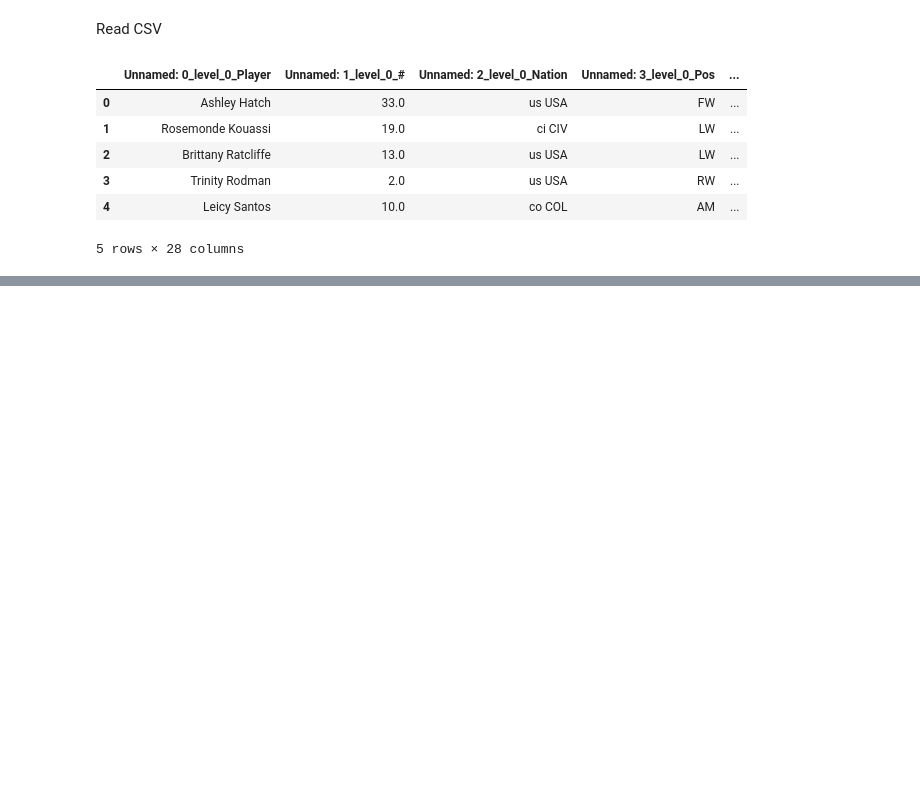
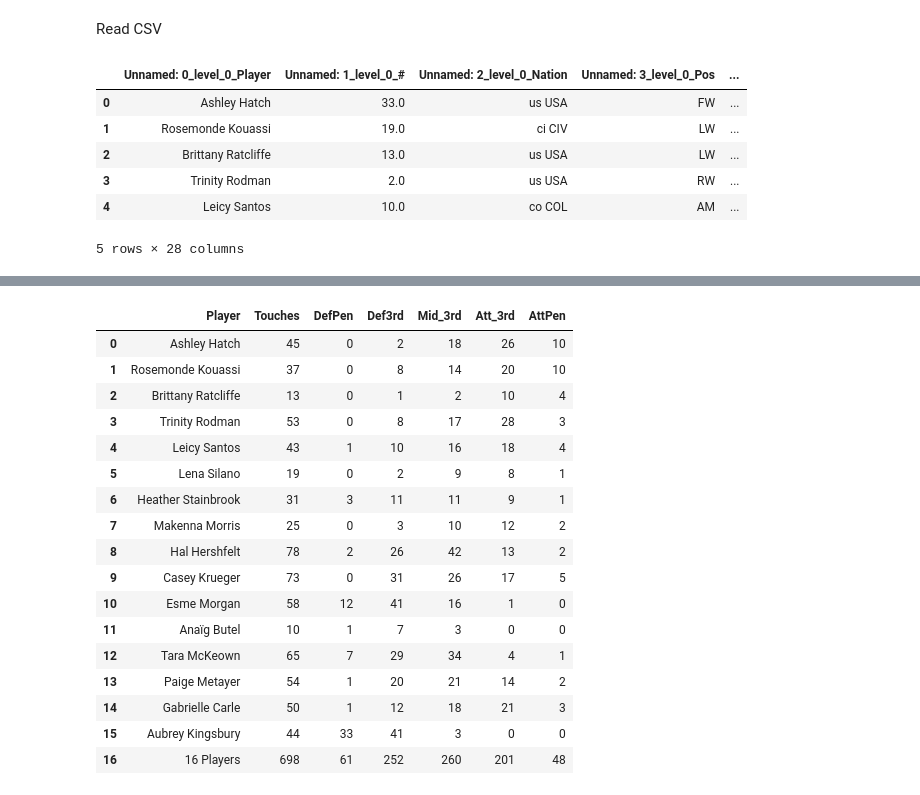
Before and after one commit to axelbol/football-analysis, a Jupyter notebook: possession_fbref.ipynb, the cells around one changed output, grey strips where cells are left out. Saved outputs shown, nothing was run; the diff lists cells and outputs as text; code cells hidden in the pictures; blank space fills up the shorter version.

```diff
--- a/possession_fbref.ipynb
+++ b/possession_fbref.ipynb
@@ -83,0 +134,4 @@ df.head()
+# %%
+# delete columns reassigning to the DF
+
+df_possession_clean = df.drop(['Unnamed: 1_level_0_#', 'Unnamed: 2_level_0_Nation', 'Unnamed: 3_level_0_Pos', 'Unnamed: 4_level_0_Age', 'Unnamed: 5_level_0_Min', 'Touches_Live', 'Take-Ons_Att', 'Take-Ons_Succ', 'Take-Ons_Succ%', 'Take-Ons_Tkld', 'Take-Ons_Tkld%', 'Carries_Carries', 'Carries_TotDist', 'Carries_PrgDist', 'Carries_PrgC', 'Carries_1/3', 'Carries_CPA', 'Carries_Mis', 'Carries_Dis', 'Receiving_Rec', 'Receiving_PrgR'], axis=1)
@@ -83,0 +163,24 @@ df.head()
+# %%
+# rename column labels
+
+df_possession_clean.rename(columns={'Unnamed: 0_level_0_Player': 'Player', 'Touches_Touches': 'Touches', 'Touches_Def Pen': 'DefPen', 'Touches_Def 3rd': 'Def3rd', 'Touches_Mid 3rd': 'Mid_3rd', 'Touches_Att 3rd': 'Att_3rd', 'Touches_Att Pen': 'AttPen'}, inplace=True)
+df_possession_clean
+# %% [output]
+|  | Player | Touches | DefPen | Def3rd | Mid_3rd | Att_3rd | AttPen |
+| 0 | Ashley Hatch | 45 | 0 | 2 | 18 | 26 | 10 |
+| 1 | Rosemonde Kouassi | 37 | 0 | 8 | 14 | 20 | 10 |
+| 2 | Brittany Ratcliffe | 13 | 0 | 1 | 2 | 10 | 4 |
+| 3 | Trinity Rodman | 53 | 0 | 8 | 17 | 28 | 3 |
+| 4 | Leicy Santos | 43 | 1 | 10 | 16 | 18 | 4 |
+| 5 | Lena Silano | 19 | 0 | 2 | 9 | 8 | 1 |
+| 6 | Heather Stainbrook | 31 | 3 | 11 | 11 | 9 | 1 |
+| 7 | Makenna Morris | 25 | 0 | 3 | 10 | 12 | 2 |
+| 8 | Hal Hershfelt | 78 | 2 | 26 | 42 | 13 | 2 |
+| 9 | Casey Krueger | 73 | 0 | 31 | 26 | 17 | 5 |
+| 10 | Esme Morgan | 58 | 12 | 41 | 16 | 1 | 0 |
+| 11 | Anaïg Butel | 10 | 1 | 7 | 3 | 0 | 0 |
+| 12 | Tara McKeown | 65 | 7 | 29 | 34 | 4 | 1 |
+| 13 | Paige Metayer | 54 | 1 | 20 | 21 | 14 | 2 |
+| 14 | Gabrielle Carle | 50 | 1 | 12 | 18 | 21 | 3 |
+| 15 | Aubrey Kingsbury | 44 | 33 | 41 | 3 | 0 | 0 |
+| 16 | 16 Players | 698 | 61 | 252 | 260 | 201 | 48 |
```
Also changed, not shown: parts of 28 cells of this notebook, 2 other files.
